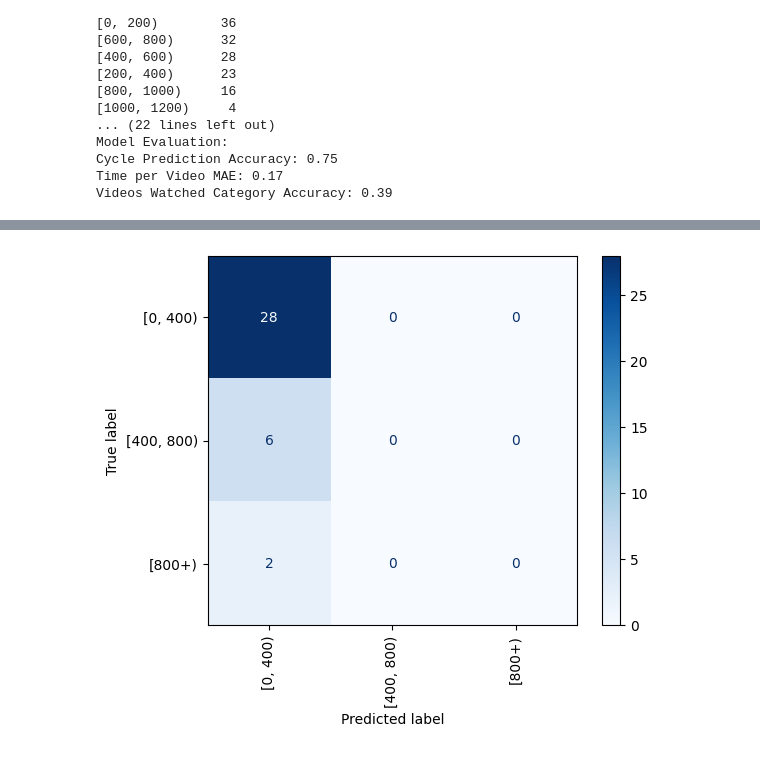
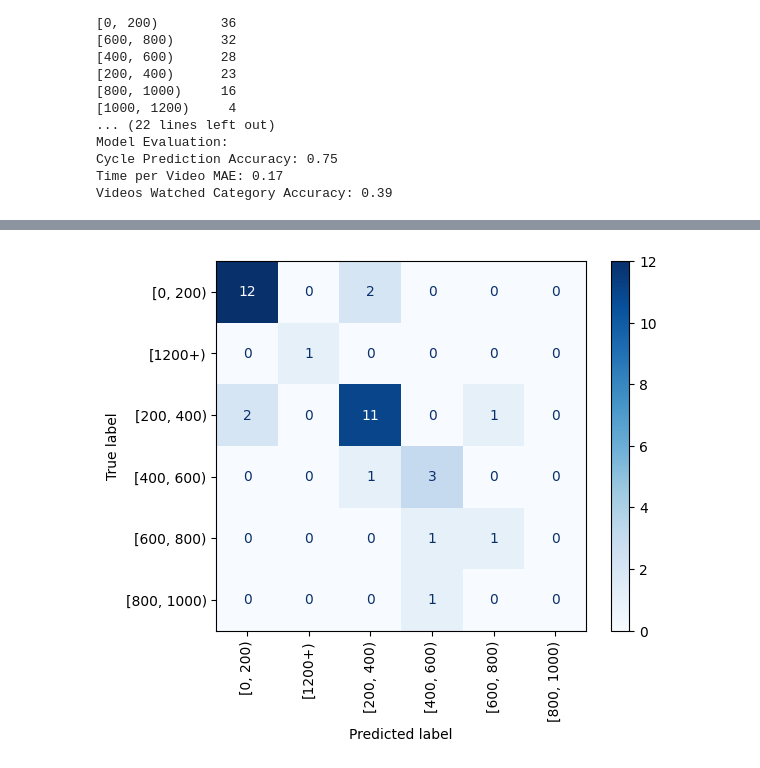
Before and after one commit to zilan-turunc/dsa210_project, a Jupyter notebook: ml_code.ipynb, the cells around one changed output, grey strips where cells are left out. Saved outputs shown, nothing was run; the diff lists cells and outputs as text; code cells hidden in the pictures.

Commit message:
some fixes in the ml and charts

```diff
--- a/ml_code.ipynb
+++ b/ml_code.ipynb
@@ -377,14 +440,14 @@ Time per Video MAE: 0.17
 Videos Watched Category Accuracy: 0.39
 # %%
 import pandas as pd
-from sklearn.ensemble import RandomForestClassifier, RandomForestRegressor
-from sklearn.metrics import classification_report, mean_absolute_error, confusion_matrix, ConfusionMatrixDisplay
+from sklearn.ensemble import RandomForestClassifier
+from sklearn.metrics import classification_report, confusion_matrix, ConfusionMatrixDisplay, accuracy_score
 from sklearn.model_selection import GridSearchCV
 from imblearn.over_sampling import RandomOverSampler
 import joblib
 
 # Load data
-cycle_data = pd.read_json("data_to_use/cycle_data.json")  # Replace with the actual file
+cycle_data = pd.read_json("data_to_use/cycle_data.json")
 screen_time_data = pd.read_csv("data_to_use/average_time_per_video.csv")
 
 # Preprocess cycle data
@@ -399,28 +462,26 @@ all_dates["on_cycle"] = all_dates["date"].apply(
     lambda d: any((d >= start and d <= end) for start, end in zip(cycle_data["start_date"], cycle_data["end_date"]))
 )
 
-# Add date-related features
-all_dates["day_of_week"] = all_dates["date"].dt.dayofweek
-all_dates["month"] = all_dates["date"].dt.month
-all_dates["day_of_year"] = all_dates["date"].dt.dayofyear
-
-# Split cycle data into training and testing
-cycle_cutoff = int(len(all_dates) * 0.8)
-cycle_train_data = all_dates.iloc[:cycle_cutoff]  # First 80% for training
-cycle_test_data = all_dates.iloc[cycle_cutoff:]   # Last 20% for testing
-
 # Preprocess screen time data
 screen_time_data["Date"] = pd.to_datetime(screen_time_data["Date"])
 screen_time_data["In Cycle"] = screen_time_data["In Cycle"].apply(lambda x: 1 if x == "Yes" else 0)
 
-# Define coarser intervals for Videos Watched
+# Define intervals for Videos Watched
 def categorize_videos_watched(videos):
-    if videos < 400:
-        return "[0, 400)"
+    if videos < 200:
+        return "[0, 200)"
+    elif videos < 400:
+        return "[200, 400)"
+    elif videos < 600:
+        return "[400, 600)"
     elif videos < 800:
-        return "[400, 800)"
+        return "[600, 800)"
+    elif videos < 1000:
+        return "[800, 1000)"
+    elif videos < 1200:
+        return "[1000, 1200)"
     else:
-        return "[800+)"
+        return "[1200+)"
 screen_time_data["Videos Watched Category"] = screen_time_data["Videos Watched"].apply(categorize_videos_watched)
 
 # Add rolling averages for Watch Hours
@@ -462,52 +523,32 @@ feature_importance = pd.Series(videos_model.feature_importances_, index=videos_f
 print("\nFeature Importance:\n", feature_importance)
 
 # Unified prediction function
-def unified_predict(date):
-    # Convert date to features
-    date = pd.to_datetime(date)
-    cycle_features_df = pd.DataFrame([{
-        "day_of_week": date.dayofweek,
-        "month": date.month,
-        "day_of_year": date.dayofyear,
-    }])
-
-    # Predict cycle day
-    in_cycle = 1  # Placeholder since we're focused on videos here
-
-    # Predict time per video
-    time_per_video = 1  # Placeholder for simplicity
+def unified_predict(row):
+    # Prepare features for prediction
+    features = {
+        "Watch Hours": row["Watch Hours"],
+        "Time per Video (min)": row["Time per Video (min)"],
+        "In Cycle": row["In Cycle"],
+        "Rolling Watch Hours": row["Rolling Watch Hours"],
+    }
 
     # Predict videos watched category
-    videos_category = videos_model.predict(pd.DataFrame([{
-        "Watch Hours": 0,
-        "Time per Video (min)": time_per_video,
-        "In Cycle": in_cycle,
-        "Rolling Watch Hours": 0,
-    }]))[0]
-
-    return {
-        "Date": date,
-        "Videos Watched Category": videos_category,
-    }
+    videos_category = videos_model.predict(pd.DataFrame([features]))[0]
+    return videos_category
 
 # Test the combined model
 def test_combined_model(screen_time_test_data):
     results = []
 
     for idx, row in screen_time_test_data.iterrows():
-        date = row["Date"]
+        # Unified prediction
+        predicted_videos_category = unified_predict(row)
 
-        # Unified prediction
-        prediction = unified_predict(date)
-
-        # Actual values
-        actual_videos_category = row["Videos Watched Category"]
-
-        # Append to results
+        # Append actual and predicted values
         results.append({
-            "Date": date,
-            "Predicted Videos Watched Category": prediction["Videos Watched Category"],
-            "Actual Videos Watched Category": actual_videos_category,
+            "Date": row["Date"],
+            "Predicted Videos Watched Category": predicted_videos_category,
+            "Actual Videos Watched Category": row["Videos Watched Category"],
         })
 
     # Convert results to a DataFrame for analysis
@@ -524,5 +565,7 @@ y_pred = results_df["Predicted Videos Watched Category"]
 conf_matrix = confusion_matrix(y_true, y_pred, labels=sorted(y_true.unique()))
 disp = ConfusionMatrixDisplay(confusion_matrix=conf_matrix, display_labels=sorted(y_true.unique()))
 disp.plot(cmap="Blues", xticks_rotation="vertical")
+print("\nClassification Report:")
+print(classification_report(y_true, y_pred))
 # %% [output]
 Best Parameters for Videos Model:
@@ -538 +588 @@ dtype: float64
-[figure, old version]
+[figure, new version]
```
Also changed, not shown: parts of 4 cells of this notebook, 16 other files.
